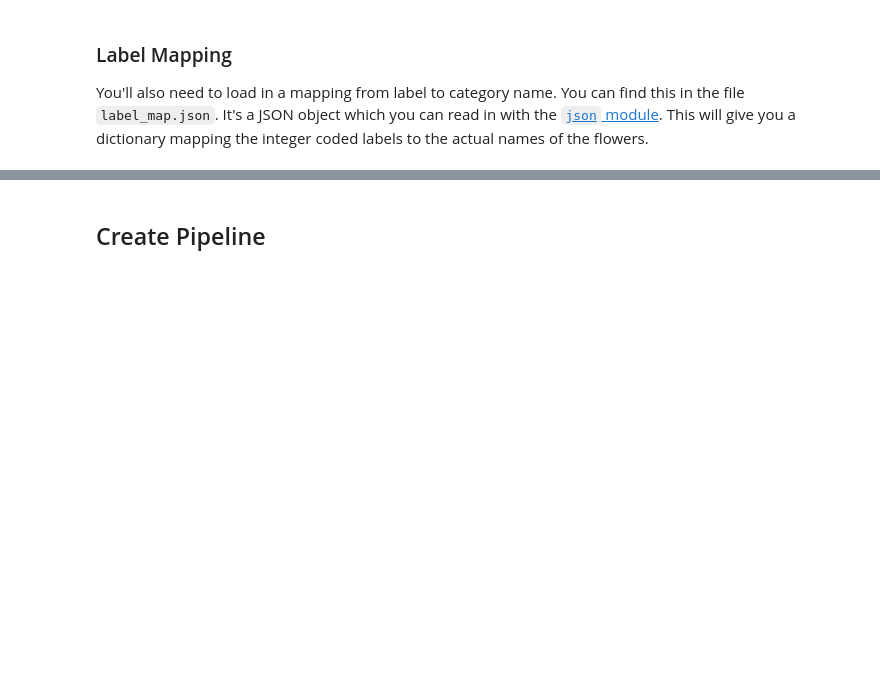
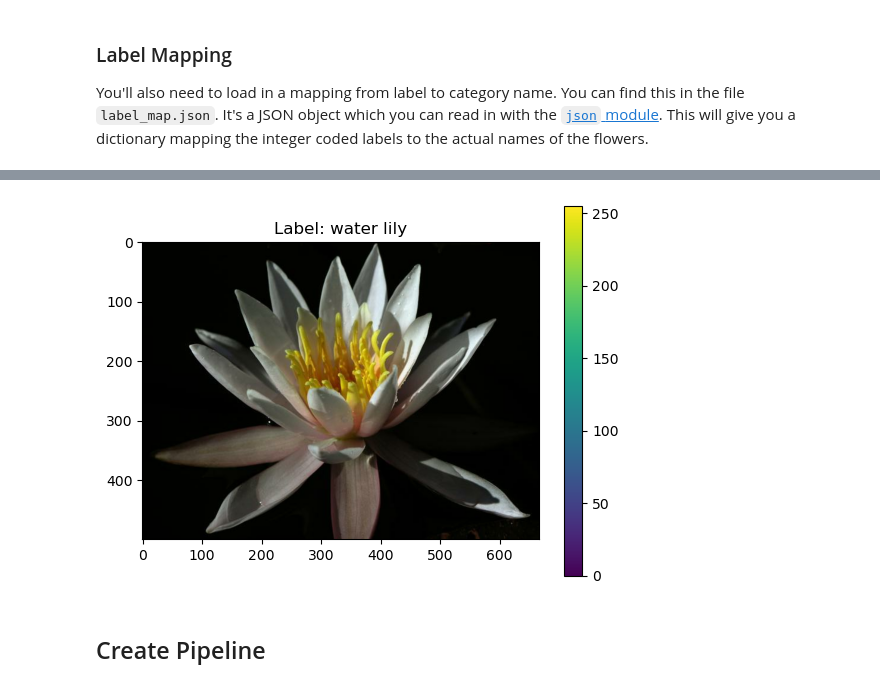
Before and after one commit to motaz-atallah/intro-to-ml-tensorflow-master, a Jupyter notebook: projects/p2_image_classifier/Project_Image_Classifier_Project.ipynb, the cells around one changed output, grey strips where cells are left out. Saved outputs shown, nothing was run; the diff lists cells and outputs as text; code cells hidden in the pictures; blank space fills up the shorter version.

```diff
--- a/projects/p2_image_classifier/Project_Image_Classifier_Project.ipynb
+++ b/projects/p2_image_classifier/Project_Image_Classifier_Project.ipynb
@@ -60,2 +148,19 @@ with open('label_map.json', 'r') as f:
+# %%
+# Plot 1 image from the training set. Set the title
+# of the plot to the corresponding class name.
+
+for image, label in training_dataset.take(1):
+    image = image.numpy().squeeze()
+    label = label.numpy()
+
+# Get the flower name from the class names
+flower_name = class_names.get(str(label), 'Unknown')
+
+plt.imshow(image, cmap='viridis')  # Use colormap 'viridis' for better color representation
+plt.title(f'Label: {class_names[str(label)]}')
+plt.colorbar()
+plt.show()
+# %% [output]
+[figure, added]
 # %% [markdown]
 ## Create Pipeline
```
Also changed, not shown: parts of 29 cells of this notebook.
